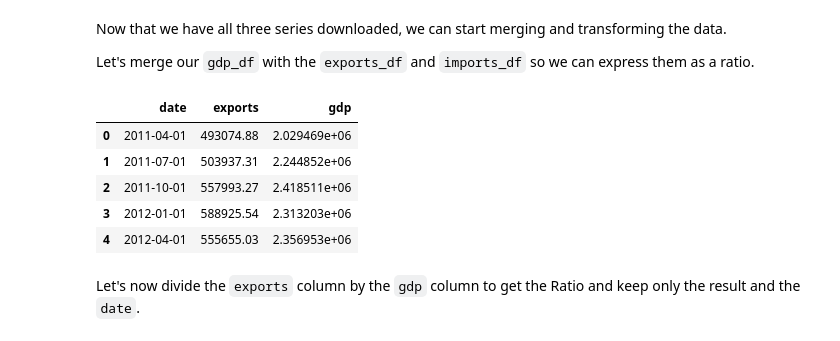
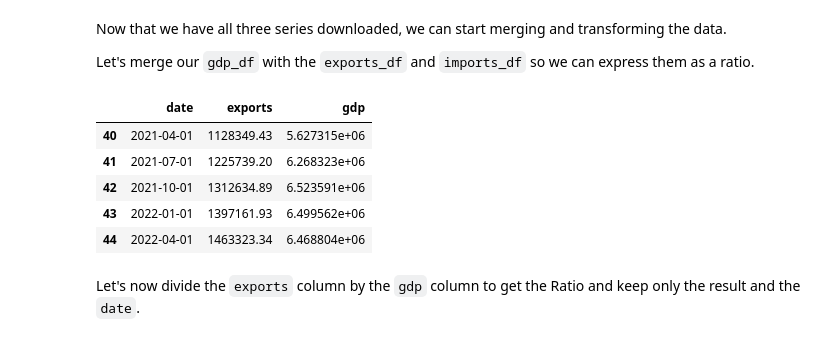
Before and after one commit to EconomicsObservatory/courses, a Jupyter notebook: 5/s5_transforming_data.ipynb, the cells around one changed output. Saved outputs shown, nothing was run; the diff lists cells and outputs as text; code cells hidden in the pictures.

```diff
--- a/5/s5_transforming_data.ipynb
+++ b/5/s5_transforming_data.ipynb
@@ -269,14 +269,14 @@ Now that we have all three series downloaded, we can start merging and transform
 Let's merge our `gdp_df` with the `exports_df` and `imports_df` so we can express them as a ratio.
 # %%
 exports_ratio_df = exports_df.merge(gdp_df, on="date")
-exports_ratio_df.head(5)
+exports_ratio_df.tail(5)
 # %% [output]
 |  | date | exports | gdp |
-| 0 | 2011-04-01 | 493074.88 | 2.029469e+06 |
-| 1 | 2011-07-01 | 503937.31 | 2.244852e+06 |
-| 2 | 2011-10-01 | 557993.27 | 2.418511e+06 |
-| 3 | 2012-01-01 | 588925.54 | 2.313203e+06 |
-| 4 | 2012-04-01 | 555655.03 | 2.356953e+06 |
+| 40 | 2021-04-01 | 1128349.43 | 5.627315e+06 |
+| 41 | 2021-07-01 | 1225739.20 | 6.268323e+06 |
+| 42 | 2021-10-01 | 1312634.89 | 6.523591e+06 |
+| 43 | 2022-01-01 | 1397161.93 | 6.499562e+06 |
+| 44 | 2022-04-01 | 1463323.34 | 6.468804e+06 |
 # %% [markdown]
 </br>
 </br>
```
Also changed, not shown: 2 other files.
